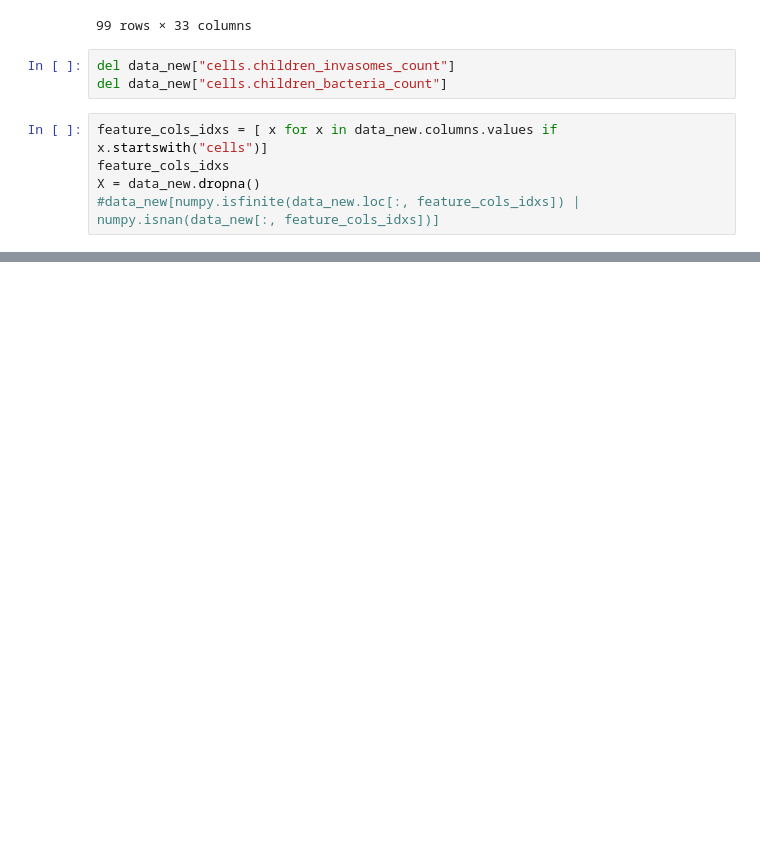
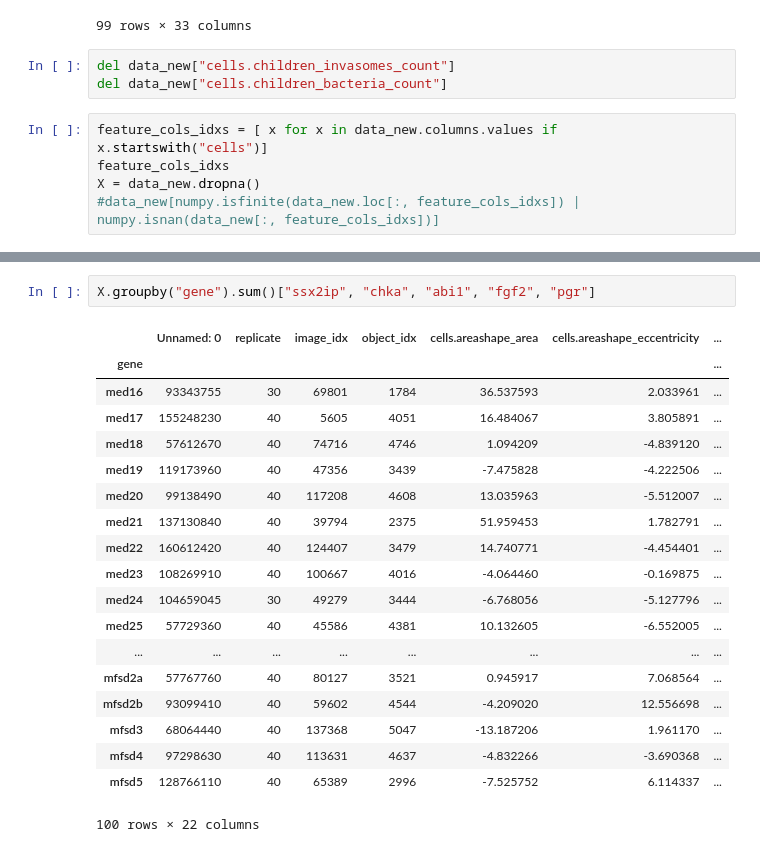
Before and after one commit to cbg-ethz/pybda, a Jupyter notebook: tix_analysis/tix_notebooks/tix_analyse_pandas.ipynb, the cells around one changed output, grey strips where cells are left out. Saved outputs shown, nothing was run; the diff lists cells and outputs as text; blank space fills up the shorter version.

```diff
--- a/tix_analysis/tix_notebooks/tix_analyse_pandas.ipynb
+++ b/tix_analysis/tix_notebooks/tix_analyse_pandas.ipynb
@@ -110,0 +112,22 @@ tsne = TSNE(n_components=2, )
+# %%
+X.groupby("gene").sum()["ssx2ip", "chka", "abi1", "fgf2", "pgr"]
+# %% [output]
+|  | Unnamed: 0 | replicate | image_idx | object_idx | cells.areashape_area | cells.areashape_eccentricity | ... |
+| gene |  |  |  |  |  |  | ... |
+| med16 | 93343755 | 30 | 69801 | 1784 | 36.537593 | 2.033961 | ... |
+| med17 | 155248230 | 40 | 5605 | 4051 | 16.484067 | 3.805891 | ... |
+| med18 | 57612670 | 40 | 74716 | 4746 | 1.094209 | -4.839120 | ... |
+| med19 | 119173960 | 40 | 47356 | 3439 | -7.475828 | -4.222506 | ... |
+| med20 | 99138490 | 40 | 117208 | 4608 | 13.035963 | -5.512007 | ... |
+| med21 | 137130840 | 40 | 39794 | 2375 | 51.959453 | 1.782791 | ... |
+| med22 | 160612420 | 40 | 124407 | 3479 | 14.740771 | -4.454401 | ... |
+| med23 | 108269910 | 40 | 100667 | 4016 | -4.064460 | -0.169875 | ... |
+| med24 | 104659045 | 30 | 49279 | 3444 | -6.768056 | -5.127796 | ... |
+| med25 | 57729360 | 40 | 45586 | 4381 | 10.132605 | -6.552005 | ... |
+| ... | ... | ... | ... | ... | ... | ... | ... |
+| mfsd2a | 57767760 | 40 | 80127 | 3521 | 0.945917 | 7.068564 | ... |
+| mfsd2b | 93099410 | 40 | 59602 | 4544 | -4.209020 | 12.556698 | ... |
+| mfsd3 | 68064440 | 40 | 137368 | 5047 | -13.187206 | 1.961170 | ... |
+| mfsd4 | 97298630 | 40 | 113631 | 4637 | -4.832266 | -3.690368 | ... |
+| mfsd5 | 128766110 | 40 | 65389 | 2996 | -7.525752 | 6.114337 | ... |
+100 rows × 22 columns
```
Also changed, not shown: parts of 16 cells of this notebook, 4 other files.
